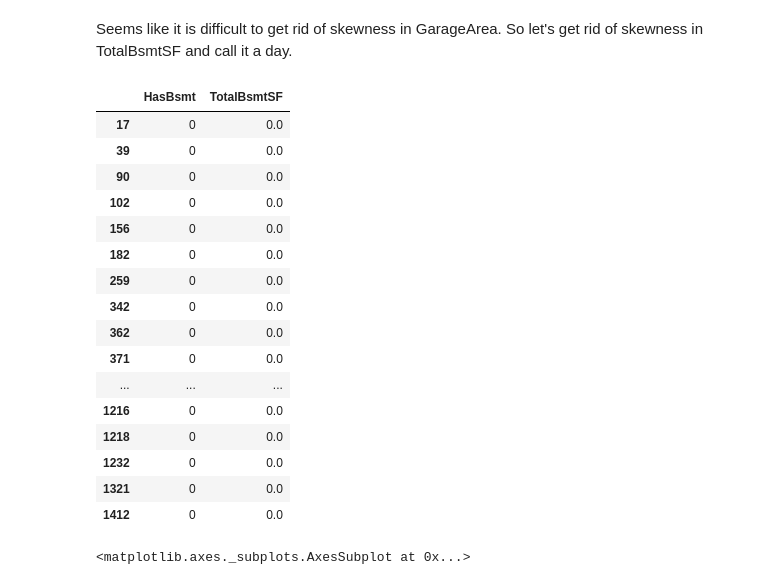
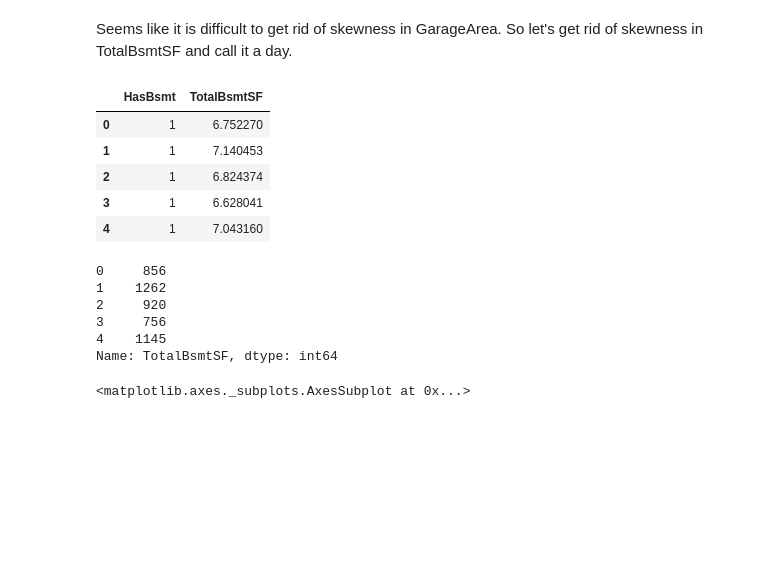
Before and after one commit to sushant2811/KaggleHousingPrices, a Jupyter notebook: KaggleHousingPrices.ipynb, the cells around one changed output. Saved outputs shown, nothing was run; the diff lists cells and outputs as text; code cells hidden in the pictures; blank space fills up the shorter version.

Commit message:
Modifying the test set values of TotalBsmtSF

```diff
--- a/KaggleHousingPrices.ipynb
+++ b/KaggleHousingPrices.ipynb
@@ -1703,23 +1705,21 @@ train_df_mod2.loc[train_df_mod2['HasBsmt'] == 1, 'TotalBsmtSF'] = np.log(train_d
 # %%
-train_df_mod2.loc[train_df_mod2['HasBsmt'] == 0][['HasBsmt', 'TotalBsmtSF']]
+train_df_mod2.loc[train_df_mod2['HasBsmt'] == 1][['HasBsmt', 'TotalBsmtSF']].head()
 # %% [output]
 |  | HasBsmt | TotalBsmtSF |
-| 17 | 0 | 0.0 |
-| 39 | 0 | 0.0 |
-| 90 | 0 | 0.0 |
-| 102 | 0 | 0.0 |
-| 156 | 0 | 0.0 |
-| 182 | 0 | 0.0 |
-| 259 | 0 | 0.0 |
-| 342 | 0 | 0.0 |
-| 362 | 0 | 0.0 |
-| 371 | 0 | 0.0 |
-| ... | ... | ... |
-| 1216 | 0 | 0.0 |
-| 1218 | 0 | 0.0 |
-| 1232 | 0 | 0.0 |
-| 1321 | 0 | 0.0 |
-| 1412 | 0 | 0.0 |
+| 0 | 1 | 6.752270 |
+| 1 | 1 | 7.140453 |
+| 2 | 1 | 6.824374 |
+| 3 | 1 | 6.628041 |
+| 4 | 1 | 7.043160 |
+# %%
+train_df['TotalBsmtSF'].head()
+# %% [output]
+0     856
+1    1262
+2     920
+3     756
+4    1145
+Name: TotalBsmtSF, dtype: int64
 # %%
 sns.distplot(train_df_mod2.loc[train_df_mod2['HasBsmt'] == 1]['TotalBsmtSF'])
 # %% [output]
```
Also changed, not shown: parts of 2 cells of this notebook.
